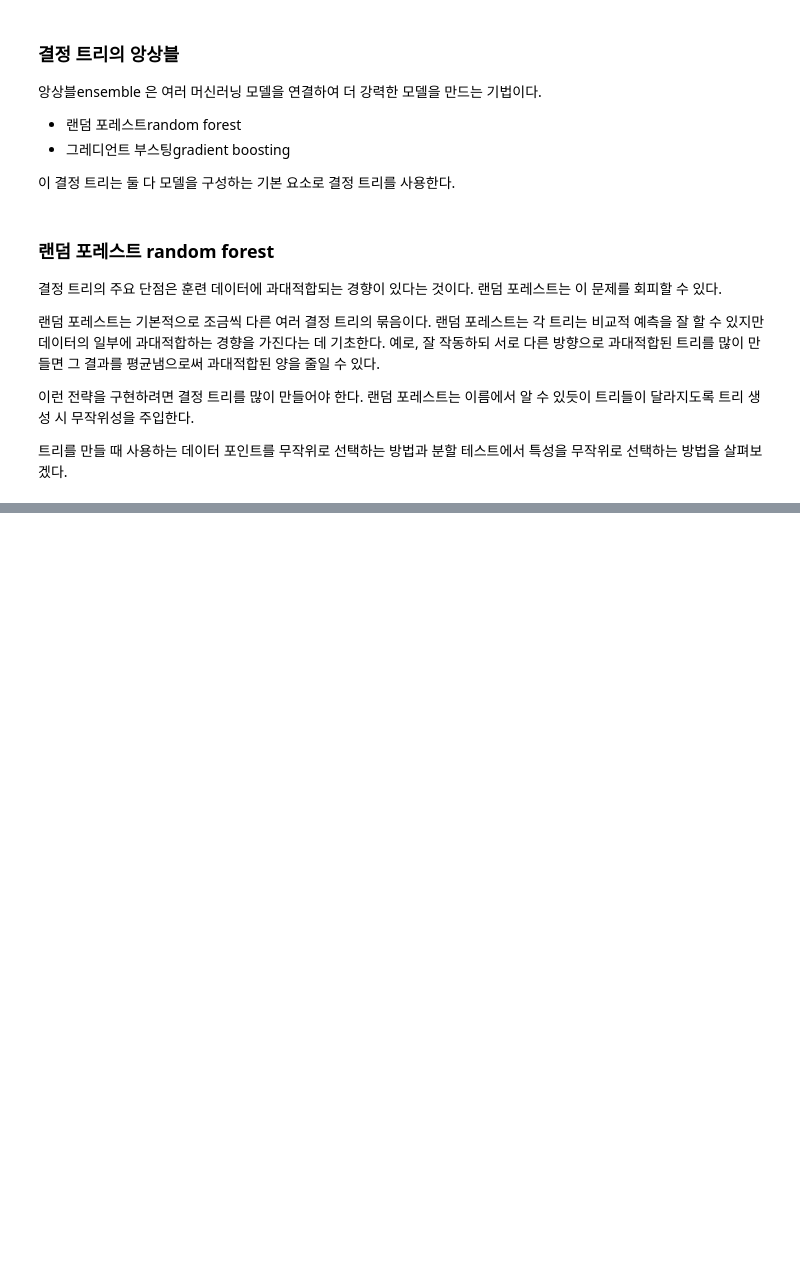
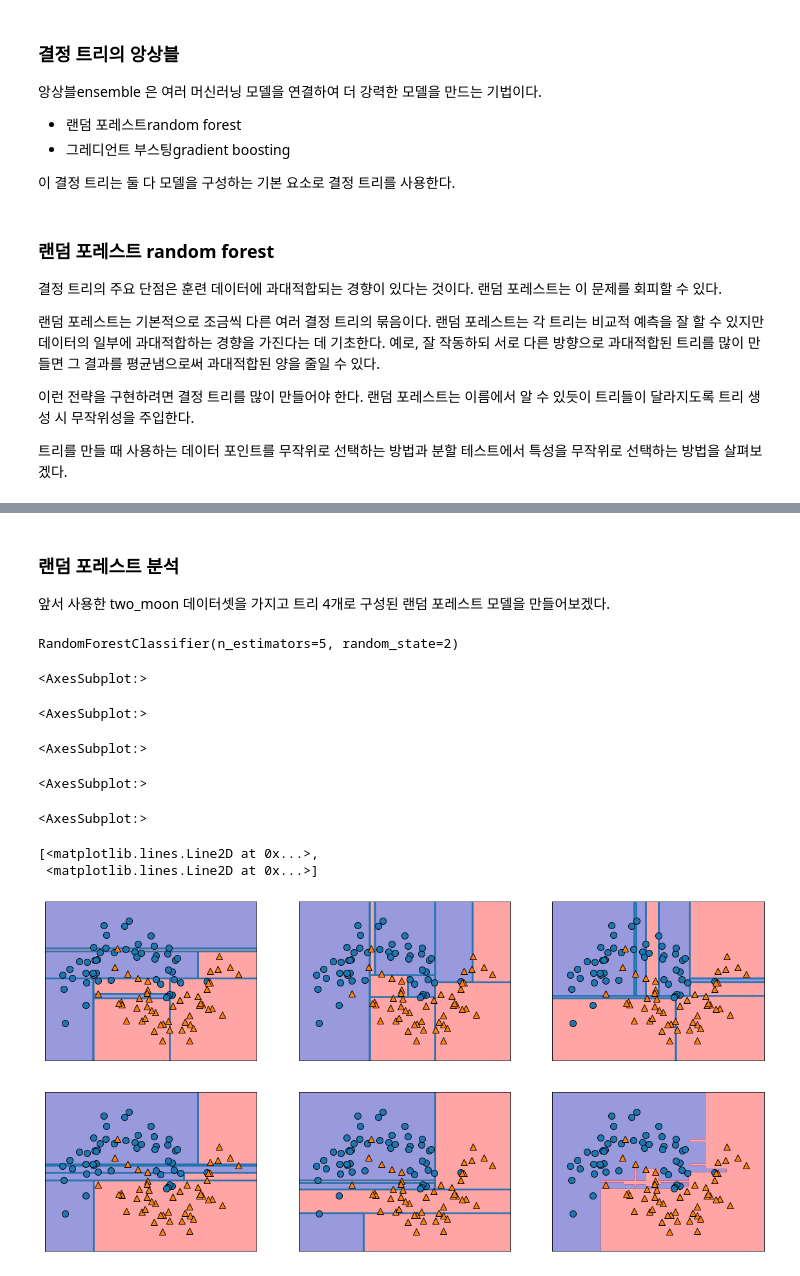
Before and after one commit to BLINK-ONCE/Introduction-to-ML-with-Python, a Jupyter notebook: ch2.ipynb, the cells around one changed output, grey strips where cells are left out. Cells and saved outputs as stored; diff of their text form; code cells hidden in the pictures; blank space fills up the shorter version.

```diff
--- a/ch2.ipynb
+++ b/ch2.ipynb
@@ -958,0 +973,31 @@ page116
+# %% [markdown]
+### 랜덤 포레스트 분석
+앞서 사용한 two_moon 데이터셋을 가지고 트리 4개로 구성된 랜덤 포레스트 모델을 만들어보겠다.
+# %%
+from sklearn.ensemble import RandomForestClassifier
+from sklearn.datasets import make_moons
+
+X, y = make_moons(n_samples=100, noise=0.25, random_state=3)
+# %%
+X_train, X_test, y_train, y_test = train_test_split(X, y, stratify=y, random_state=42)
+# %%
+forest = RandomForestClassifier(n_estimators=5, random_state=2)
+forest.fit(X_train, y_train)
+# %% [output]
+RandomForestClassifier(n_estimators=5, random_state=2)
+# %%
+fig, axes = plt.subplots(2, 3, figsize=(20,10))
+for i, (ax, tree) in enumerate(zip(axes.ravel(), forest.estimators_)):
+    mglearn.plots.plot_tree_partition(X, y, tree, ax=ax)
+
+mglearn.plots.plot_2d_separator(forest, X, fill=True, ax=axes[-1, -1], alpha=.4)
+mglearn.discrete_scatter(X[:,0],X[:,1],y)
+# %% [output]
+<AxesSubplot:>
+<AxesSubplot:>
+<AxesSubplot:>
+<AxesSubplot:>
+<AxesSubplot:>
+[<matplotlib.lines.Line2D at 0x...>,
+ <matplotlib.lines.Line2D at 0x...>]
+[figure, added]
```
Also changed, not shown: parts of 22 cells of this notebook.
